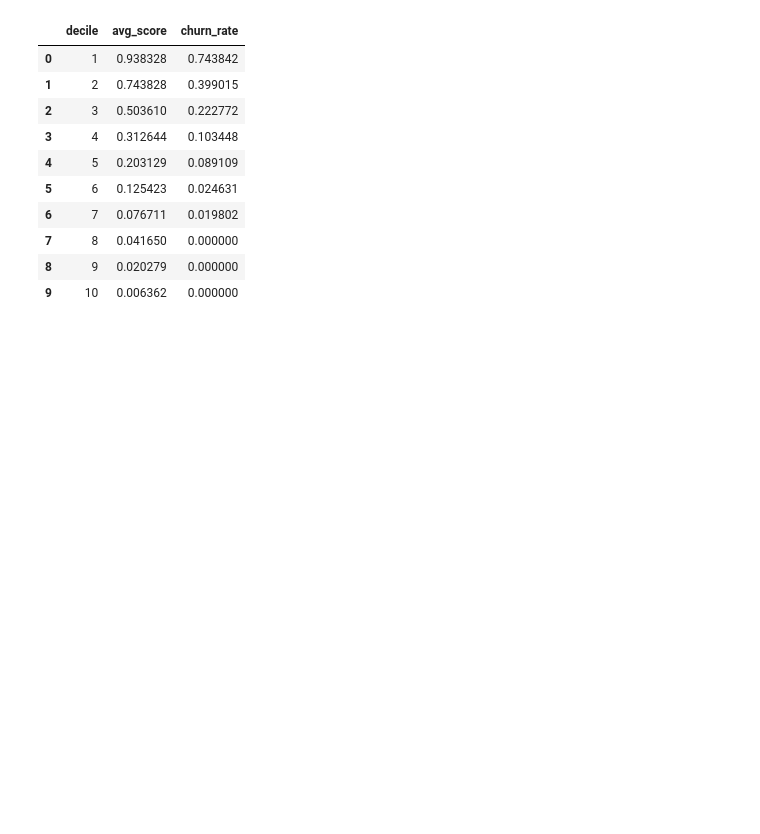
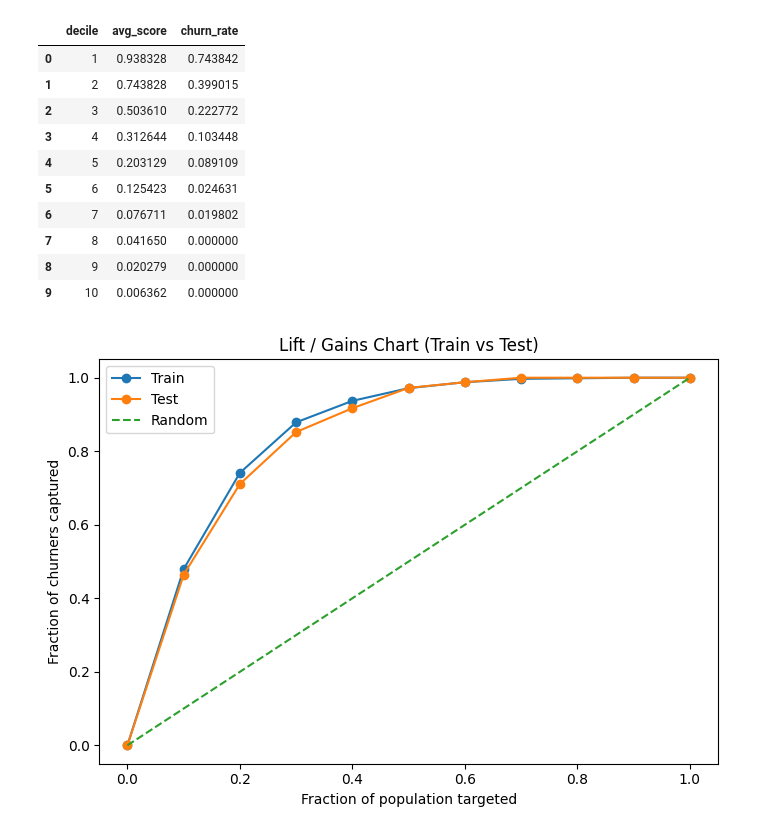
Before and after one commit to Mfouzan/Credit-Card-Churn, a Jupyter notebook: Credit Card.ipynb, the cells around one changed output. Drawn from its saved outputs; the diff is of its cells as text; code cells hidden in the pictures; blank space fills up the shorter version.

Commit message:
Updated lift chart

```diff
--- a/Credit Card.ipynb
+++ b/Credit Card.ipynb
@@ -974,3 +974,48 @@ decile_lift[["decile", "avg_score", "churn_rate"]]
 | 7 | 8 | 0.041650 | 0.000000 |
 | 8 | 9 | 0.020279 | 0.000000 |
 | 9 | 10 | 0.006362 | 0.000000 |
+# %%
+def gains_table(y_true, y_score, n_bins=10):
+    df = pd.DataFrame({"y": y_true, "score": y_score})
+    df = df.sort_values("score", ascending=False)
+
+    df["decile"] = pd.qcut(df["score"], n_bins, labels=False, duplicates="drop")
+
+    gains = df.groupby("decile").agg(
+        churners=("y", "sum"),
+        total=("y", "size")
+    ).sort_index(ascending=False)
+
+    gains["cum_churners"] = gains["churners"].cumsum()
+    gains["cum_population"] = gains["total"].cumsum()
+
+    gains["cum_capture_rate"] = gains["cum_churners"] / gains["churners"].sum()
+    gains["cum_population_rate"] = gains["cum_population"] / gains["total"].sum()
+
+    # force (0,0)
+    gains = pd.concat([
+        pd.DataFrame({"cum_population_rate":[0], "cum_capture_rate":[0]}),
+        gains[["cum_population_rate", "cum_capture_rate"]]
+    ])
+
+    return gains
+# %%
+train_gains = gains_table(y_train, train_score)
+test_gains  = gains_table(y_test, test_score)
+
+plt.figure(figsize=(7,5))
+plt.plot(train_gains["cum_population_rate"], train_gains["cum_capture_rate"],
+         marker="o", label="Train")
+plt.plot(test_gains["cum_population_rate"], test_gains["cum_capture_rate"],
+         marker="o", label="Test")
+plt.plot([0,1],[0,1], "--", label="Random")
+
+plt.xlabel("Fraction of population targeted")
+plt.ylabel("Fraction of churners captured")
+plt.title("Lift / Gains Chart (Train vs Test)")
+plt.legend()
+plt.tight_layout()
+plt.savefig("plots/lift_chart.png", dpi=150)
+plt.show()
+# %% [output]
+[figure, added]
```
Also changed, not shown: parts of 2 cells of this notebook, 1 other file.
